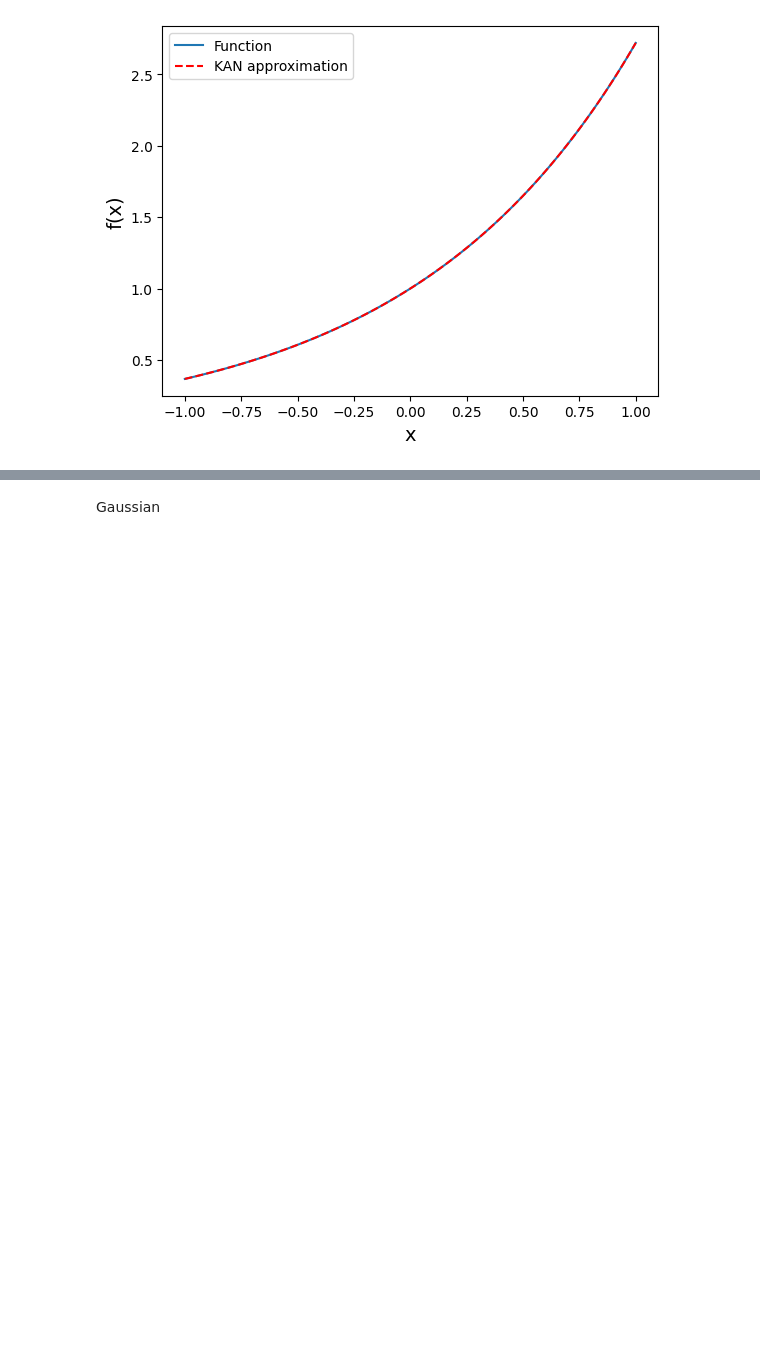
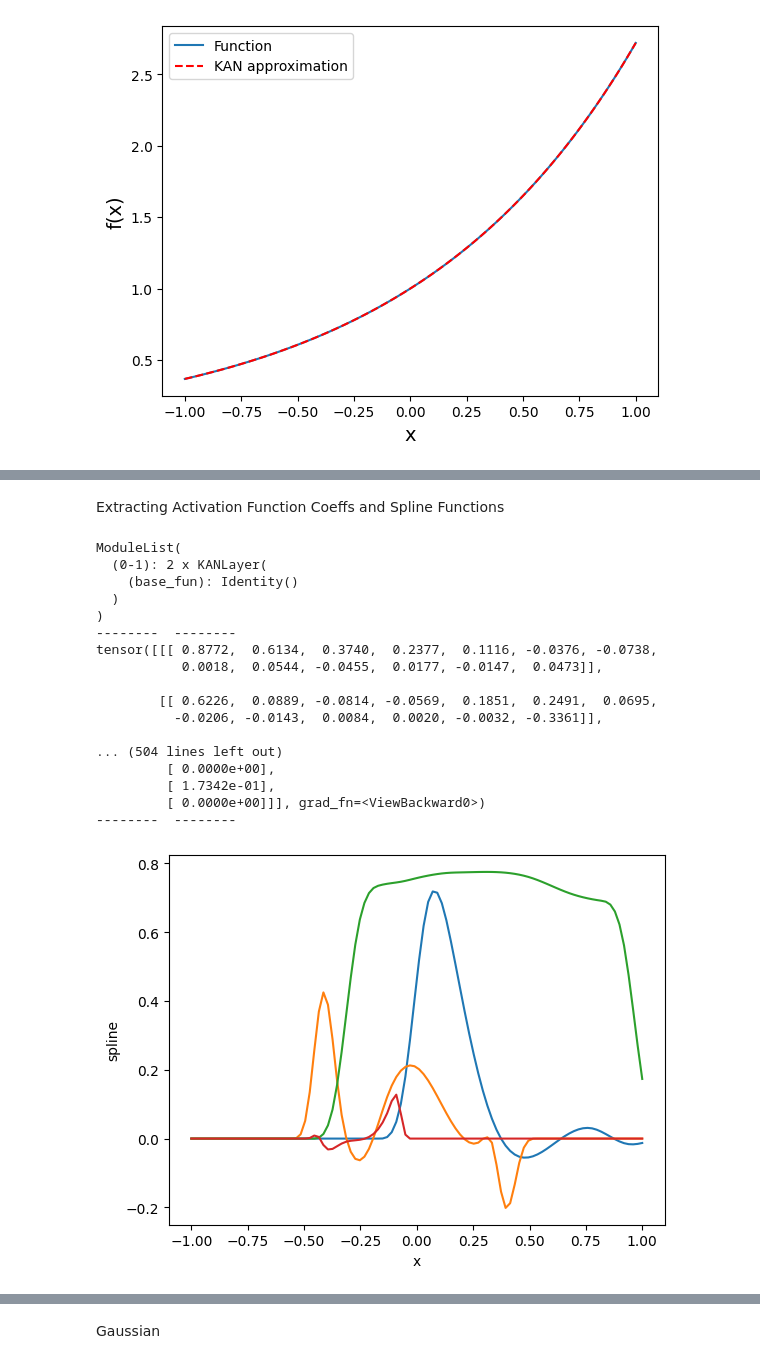
Before and after one commit to byang-nu/function_simulation, a Jupyter notebook: pykan_attempt.ipynb, the cells around one changed output, grey strips where cells are left out. Drawn from its saved outputs; the diff is of its cells as text; code cells hidden in the pictures; blank space fills up the shorter version.

Commit message:
Extracted activation function coefficients

```diff
--- a/pykan_attempt.ipynb
+++ b/pykan_attempt.ipynb
@@ -77,0 +80,50 @@ model_exp.plot(beta=100, in_vars=['x'], out_vars=['y'], title = 'Exponential')
+# %% [markdown]
+Extracting Activation Function Coeffs and Spline Functions
+# %%
+print(model_exp.act_fun)
+print("--------  --------")
+print(model_exp.act_fun[-1].coef.data)   # coefficients of first activation function
+print("--------  --------")
+print(model_exp.act_fun[1].in_dim)     # output dimension of second activation function
+
+print("--------  --------")
+x = torch.linspace(-1, 1, 100).unsqueeze(1)
+grid = model_exp.act_fun[1].grid
+co = model_exp.act_fun[1].coef
+k = model_exp.act_fun[1].k
+
+spline_fuc = coef2curve(x_eval=x, grid=grid, coef=co, k=k)
+
+print(spline_fuc)
+
+x_np = x.squeeze().detach().numpy()
+spline_np = spline_fuc.squeeze().detach().numpy()
+
+plt.plot(x_np, spline_np)
+plt.xlabel('x')
+plt.ylabel('spline')
+
+print("--------  --------")
+i=1
+
+#W_data = model_exp.nets[i].linear[-1].weight.data
+#b_data = model_exp.nets[i].linear[-1].bias.data
+# %% [output]
+ModuleList(
+  (0-1): 2 x KANLayer(
+    (base_fun): Identity()
+  )
+)
+--------  --------
+tensor([[[ 0.8772,  0.6134,  0.3740,  0.2377,  0.1116, -0.0376, -0.0738,
+           0.0018,  0.0544, -0.0455,  0.0177, -0.0147,  0.0473]],
+
+        [[ 0.6226,  0.0889, -0.0814, -0.0569,  0.1851,  0.2491,  0.0695,
+          -0.0206, -0.0143,  0.0084,  0.0020, -0.0032, -0.3361]],
+
+... (504 lines left out)
+         [ 0.0000e+00],
+         [ 1.7342e-01],
+         [ 0.0000e+00]]], grad_fn=<ViewBackward0>)
+--------  --------
+[figure, added]
```
Also changed, not shown: parts of 8 cells of this notebook.
